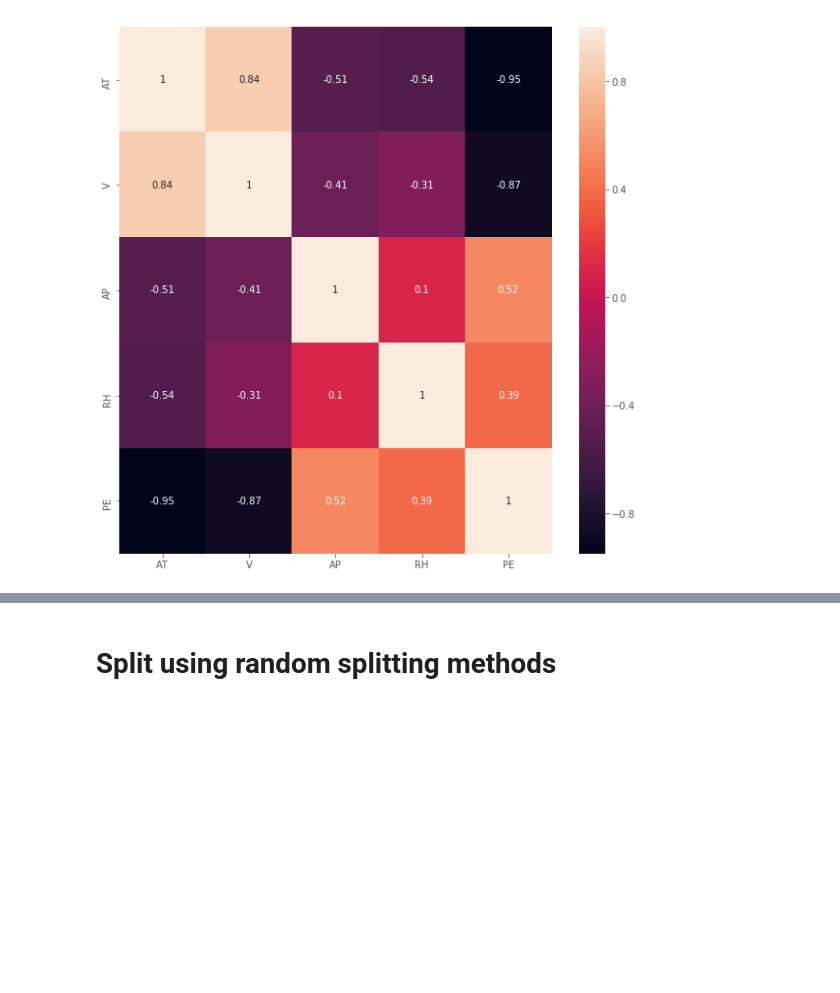
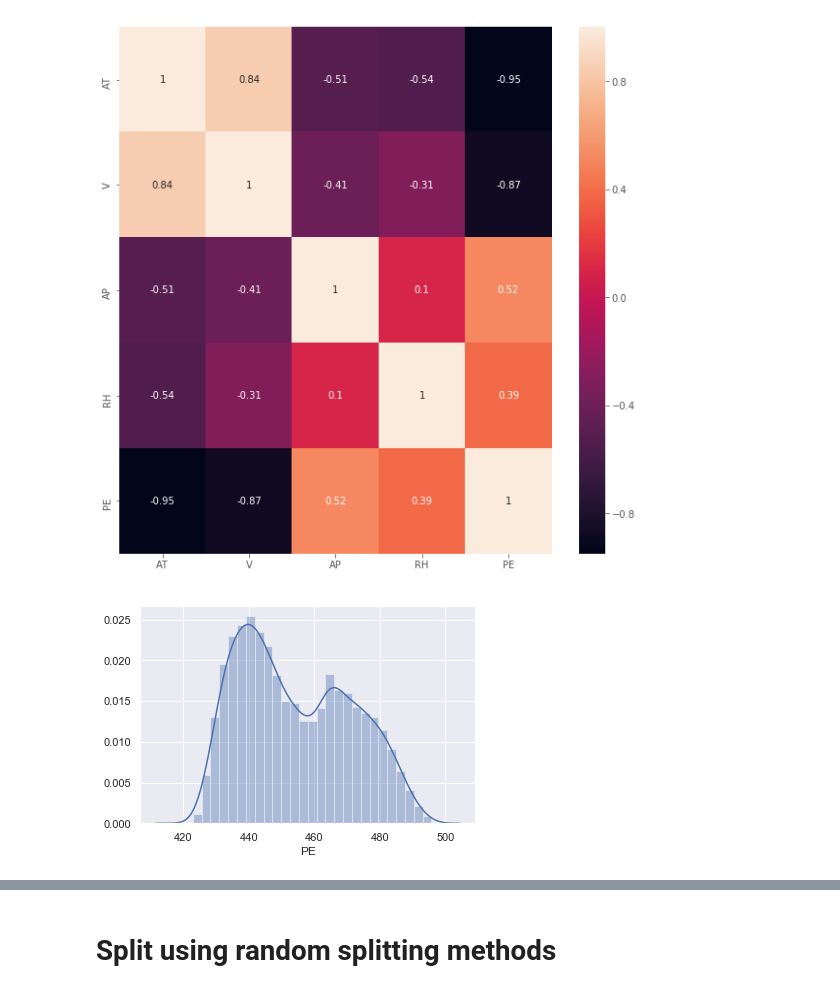
Before and after one commit to chykoushik/S2E-dfki-Electrical-Power-Prediction, a Jupyter notebook: Combined-Cycle-Power-Plant.ipynb, the cells around one changed output, grey strips where cells are left out. Cells and saved outputs as stored; diff of their text form; code cells hidden in the pictures; blank space fills up the shorter version.

```diff
--- a/Combined-Cycle-Power-Plant.ipynb
+++ b/Combined-Cycle-Power-Plant.ipynb
@@ -61,3 +62,11 @@ sns.heatmap(dataset.corr(),annot=True)
 plt.show()
 # %% [output]
 [figure]
+# %%
+#sns.jointplot('AT', 'PE', data=dataset)
+#sns.jointplot('V', 'PE', data=dataset)
+#sns.jointplot('AP', 'PE', data=dataset)
+#sns.jointplot('RH', 'PE', data=dataset)
+sns.distplot(dataset.PE);
+# %% [output]
+[figure, added]
```
Also changed, not shown: parts of 11 cells of this notebook.
